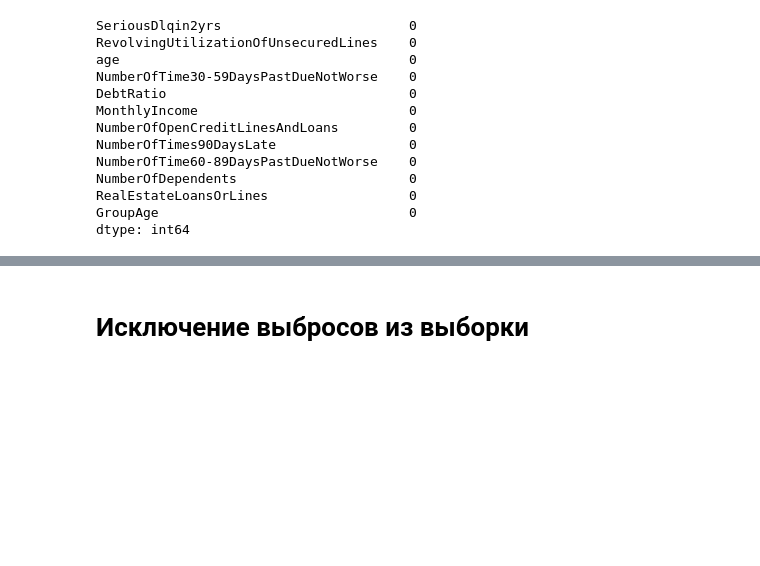
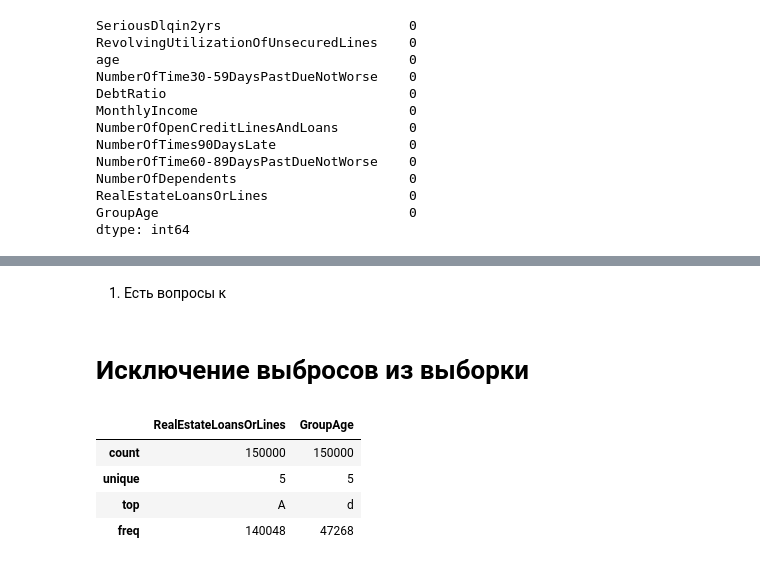
Before and after one commit to ErikLens/CrScoringMay2023, a Jupyter notebook: CrScoring_team5_Ed.ipynb, the cells around one changed output, grey strips where cells are left out. Saved outputs shown, nothing was run; the diff lists cells and outputs as text; code cells hidden in the pictures; blank space fills up the shorter version.

```diff
--- a/CrScoring_team5_Ed.ipynb
+++ b/CrScoring_team5_Ed.ipynb
@@ -426,3 +453,5 @@ dtype: int64
+# %% [markdown]
+1) Есть вопросы к
 # %%
 # Сохранение данных в csv файл.
 data.to_csv("Credit_scoring_team5_E.csv", index=False)
@@ -432,0 +462,8 @@ data.to_csv("Credit_scoring_team5_E.csv", index=False)
+# %%
+data2.describe(include='object') # категориальные колонки
+# %% [output]
+|  | RealEstateLoansOrLines | GroupAge |
+| count | 150000 | 150000 |
+| unique | 5 | 5 |
+| top | A | d |
+| freq | 140048 | 47268 |
```
Also changed, not shown: parts of 14 cells of this notebook.
